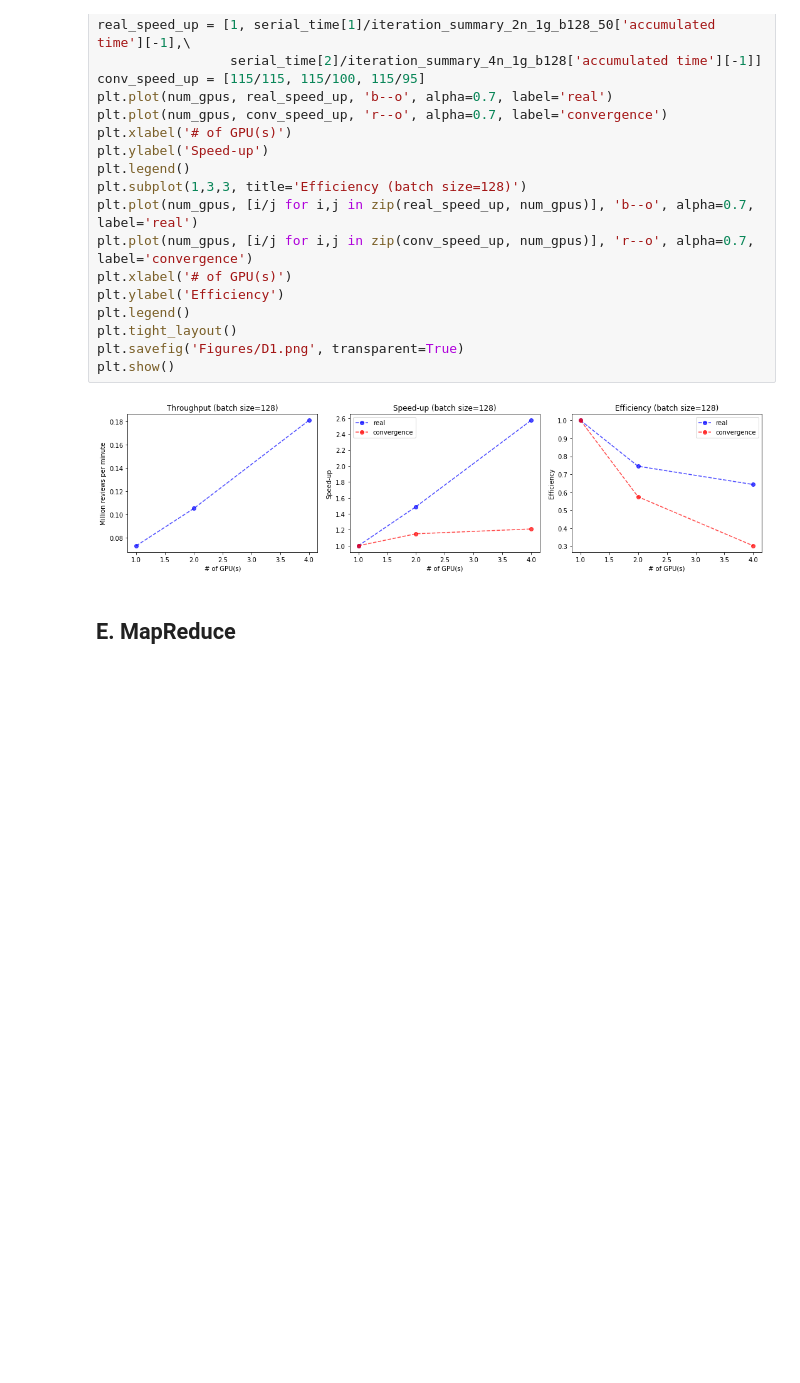
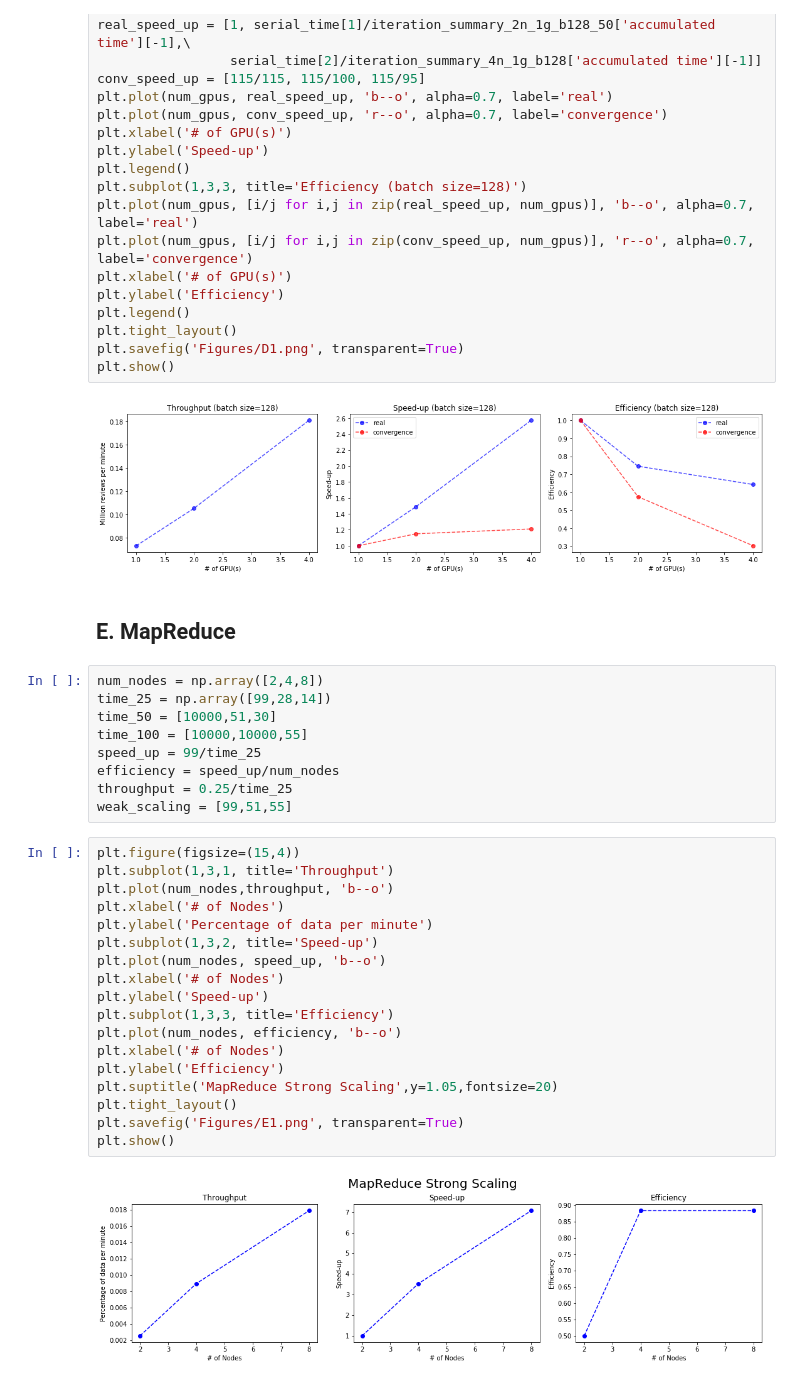
Before and after one commit to zzaym/Large-Scale-Distributed-Sentiment-Analysis-with-RNNs, a Jupyter notebook: visualization.ipynb, the cells around one changed output. Saved outputs shown, nothing was run; the diff lists cells and outputs as text; blank space fills up the shorter version.

```diff
--- a/visualization.ipynb
+++ b/visualization.ipynb
@@ -285,3 +285,32 @@ plt.show()
 [figure]
 # %% [markdown]
 ## E. MapReduce
+# %%
+num_nodes = np.array([2,4,8])
+time_25 = np.array([99,28,14])
+time_50 = [10000,51,30]
+time_100 = [10000,10000,55]
+speed_up = 99/time_25
+efficiency = speed_up/num_nodes
+throughput = 0.25/time_25
+weak_scaling = [99,51,55]
+# %%
+plt.figure(figsize=(15,4))
+plt.subplot(1,3,1, title='Throughput')
+plt.plot(num_nodes,throughput, 'b--o')
+plt.xlabel('# of Nodes')
+plt.ylabel('Percentage of data per minute')
+plt.subplot(1,3,2, title='Speed-up')
+plt.plot(num_nodes, speed_up, 'b--o')
+plt.xlabel('# of Nodes')
+plt.ylabel('Speed-up')
+plt.subplot(1,3,3, title='Efficiency')
+plt.plot(num_nodes, efficiency, 'b--o')
+plt.xlabel('# of Nodes')
+plt.ylabel('Efficiency')
+plt.suptitle('MapReduce Strong Scaling',y=1.05,fontsize=20)
+plt.tight_layout()
+plt.savefig('Figures/E1.png', transparent=True)
+plt.show()
+# %% [output]
+[figure, added]
```
